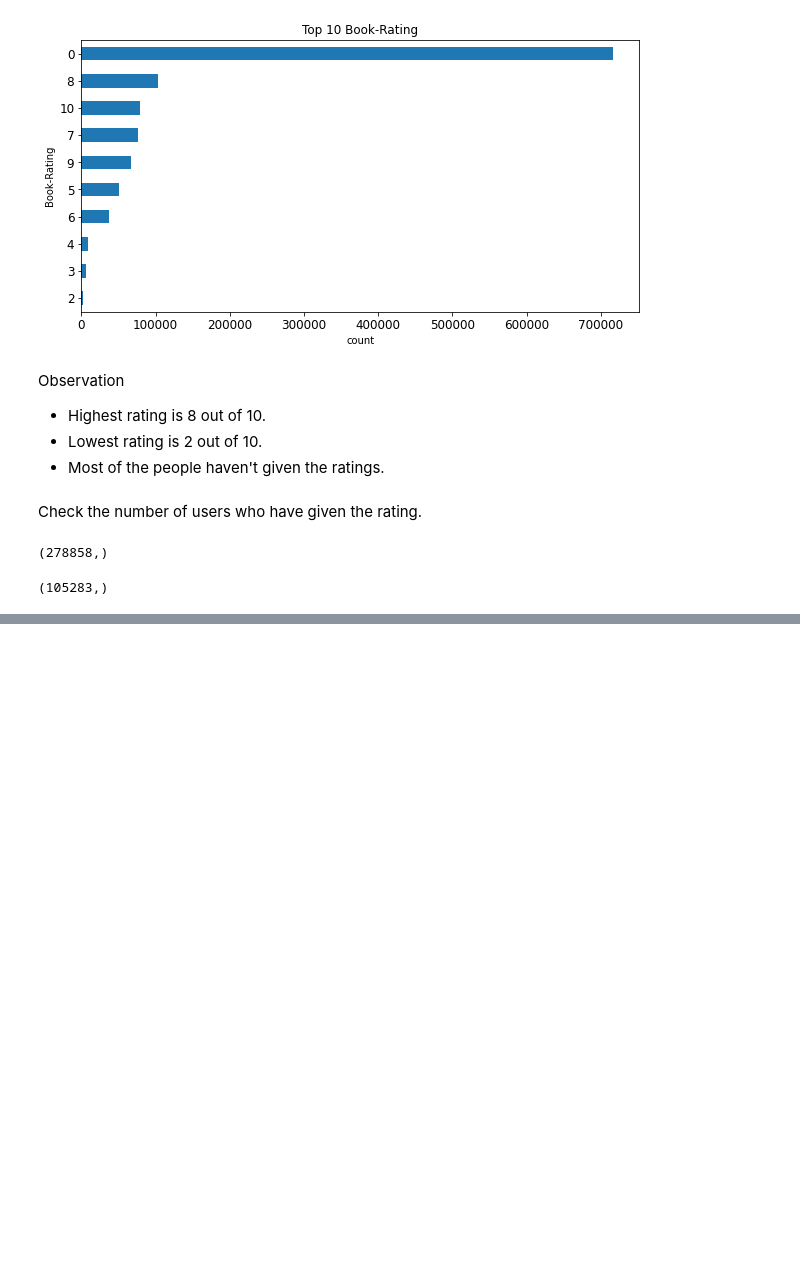
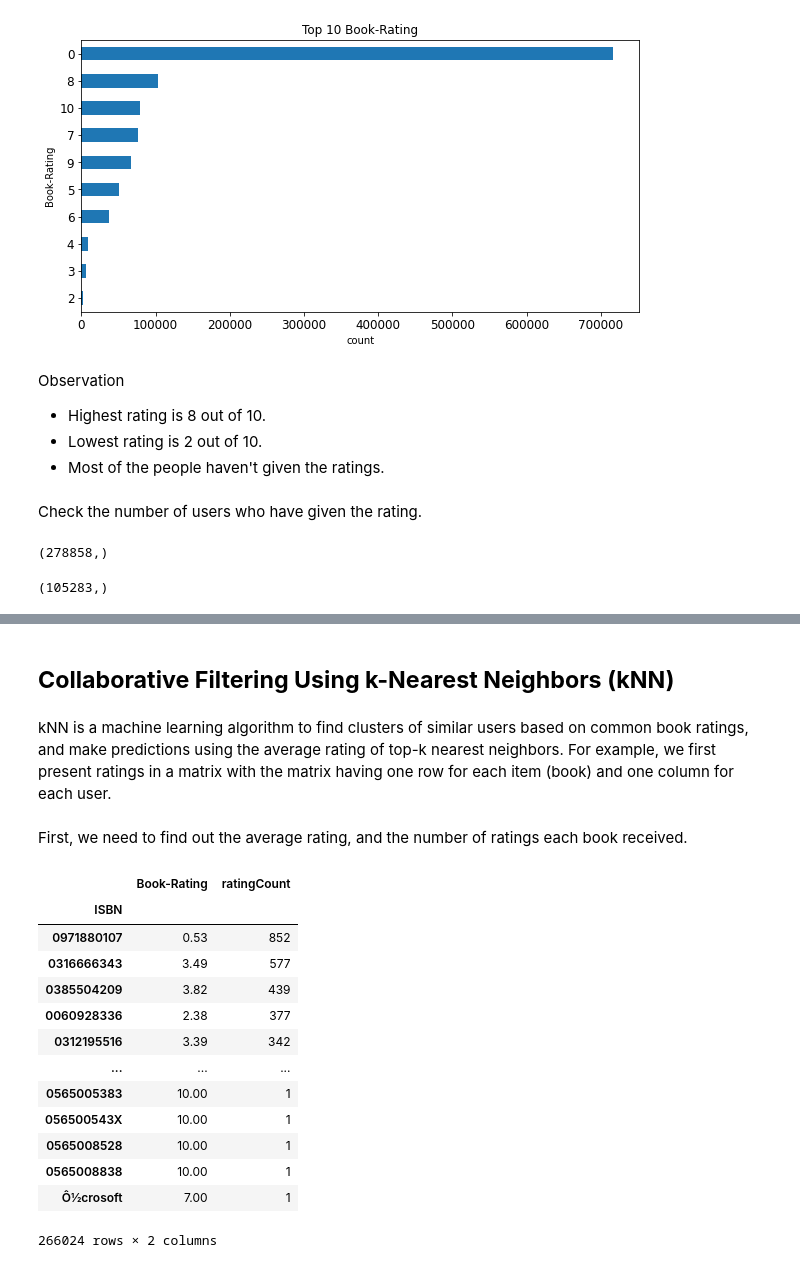
Before and after one commit to Aaryant31/Book-Recommendation-System, a Jupyter notebook: Rahul_Kumar_Soni_Book_Recommendation_System.ipynb, the cells around one changed output, grey strips where cells are left out. Drawn from its saved outputs; the diff is of its cells as text; code cells hidden in the pictures; blank space fills up the shorter version.

```diff
--- a/Rahul_Kumar_Soni_Book_Recommendation_System.ipynb
+++ b/Rahul_Kumar_Soni_Book_Recommendation_System.ipynb
@@ -272,0 +288,26 @@ ratings_df['User-ID'].value_counts().shape
+# %% [markdown]
+## **Collaborative Filtering Using k-Nearest Neighbors (kNN)**
+# %% [markdown]
+kNN is a machine learning algorithm to find clusters of similar users based on common book ratings, and make predictions using the average rating of top-k nearest neighbors. For example, we first present ratings in a matrix with the matrix having one row for each item (book) and one column for each user.
+# %% [markdown]
+First, we need to find out the average rating, and the number of ratings each book received.
+# %%
+#creating Dataframe to find the average rating of each book grouping by ISBN number
+average_rating = pd.DataFrame(ratings_df.groupby('ISBN')['Book-Rating'].mean())
+average_rating['ratingCount'] = pd.DataFrame(ratings_df.groupby('ISBN')['Book-Rating'].count())
+average_rating.sort_values('ratingCount', ascending=False)
+# %% [output]
+|  | Book-Rating | ratingCount |
+| ISBN |  |  |
+| 0971880107 | 0.53 | 852 |
+| 0316666343 | 3.49 | 577 |
+| 0385504209 | 3.82 | 439 |
+| 0060928336 | 2.38 | 377 |
+| 0312195516 | 3.39 | 342 |
+| ... | ... | ... |
+| 0565005383 | 10.00 | 1 |
+| 056500543X | 10.00 | 1 |
+| 0565008528 | 10.00 | 1 |
+| 0565008838 | 10.00 | 1 |
+| Ô½crosoft | 7.00 | 1 |
+266024 rows × 2 columns
```
Also changed, not shown: parts of 25 cells of this notebook.
